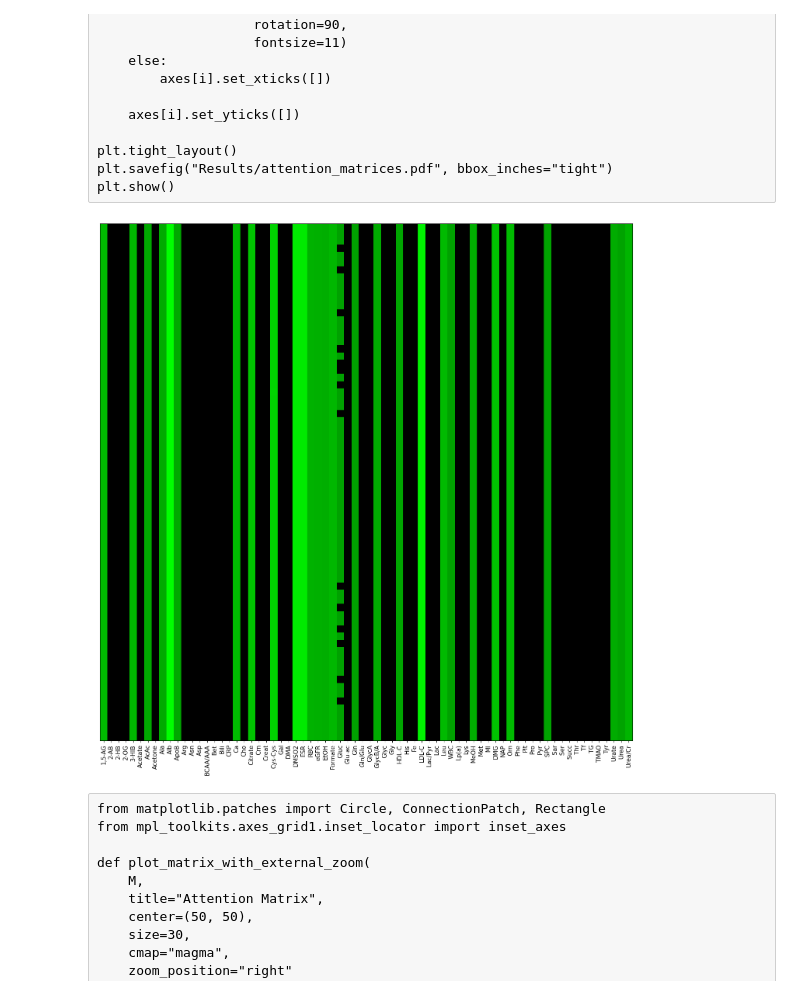
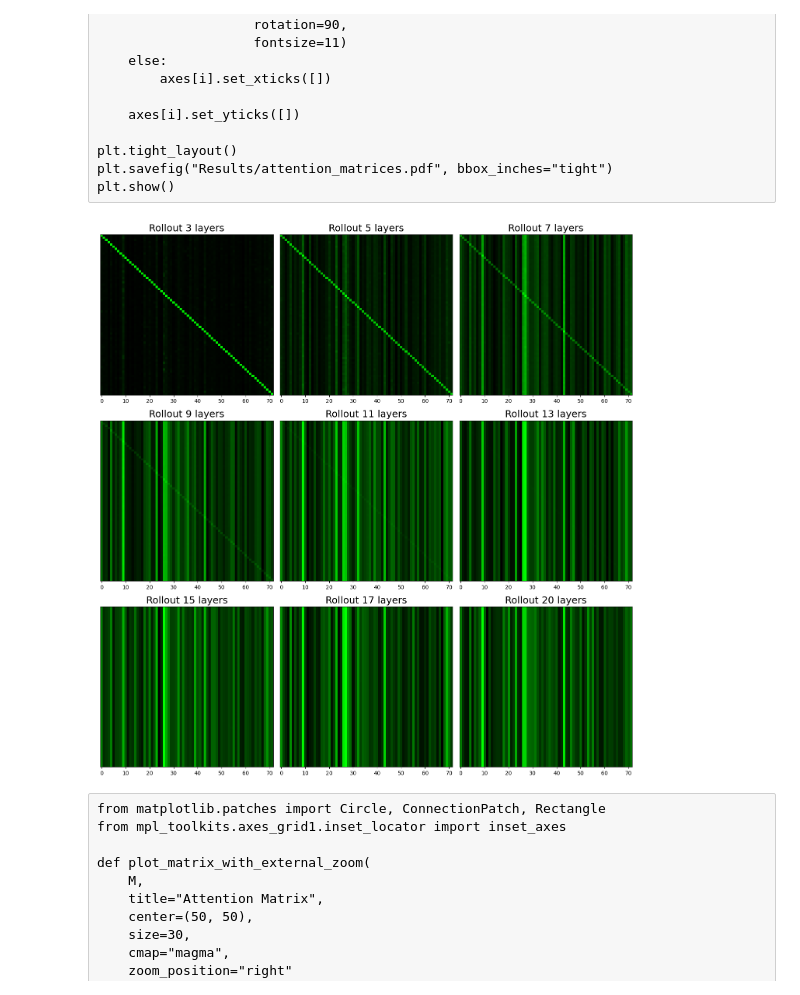
Before and after one commit to umbertoBiccari/AttentionInterpretability_dataset2, a Jupyter notebook: plot_rollout20.ipynb, the cells around one changed output. Cells and saved outputs as stored; diff of their text form; code cells hidden in the pictures.

```diff
--- a/plot_rollout20.ipynb
+++ b/plot_rollout20.ipynb
@@ -58,9 +58,3 @@ feature_abbrev = ["1,5-AG", "2-AB", "2-HB", "2-OG", "3-HIB", "Acetate", "AcAc",
                   "Ser", "Succ", "Thr", "Tf", "TG", "TMAO", "Tyr", "Urate", "Urea", "Urea/Cr"]
 # %% [markdown]
 ### Attention matrices
-# %%
-N_LAYERS = 20
-with open(f"Results/rollout_local/attn_matrices{N_LAYERS}layers.pkl", "rb") as f:
-    attn_matrices = pickle.load(f)
-# %%
-attn_list = [np.mean(attn_matrices[key]['attn_matrix'], axis=0) for key in attn_matrices.keys()]
@@ -67 +73,5 @@ attn_list = [np.mean(attn_matrices[key]['attn_matrix'], axis=0) for key in attn_
+# %%
+ROLL_LOC = Path("Results/rollout_local")
+ROLL_GLOB = Path("Results/rollout_global")
+FIG_DIR = Path("Results/attention_plots")
 # %%
@@ -131,36 +169,43 @@ plt.tight_layout()
 plt.savefig("Results/attention_matrices.pdf", bbox_inches="tight")
 plt.show()
 # %%
-# lst_plot_R = ['Alb', 'Cys-Cys', 'DMSO2', 'ESR', 'Gluc', 'GlycB/A', 'LDL-C']
-# indices_R = [i for i, x in enumerate(feature_abbrev) if x in lst_plot_R]
+# ROLL_DIR = Path("Results/rollout_global")
+N_LAYERS = [3, 5, 7, 9, 11, 13, 15, 17, 20]
+# N_LAYERS = 11
 
-R = results['rollout']
-# np.fill_diagonal(R, 0)
-R = sparsify_global_percentile(R, q=60, keep_diagonal=True)
+fig, axes = plt.subplots(3, 3, figsize=(14, 14.5))
+axes = axes.flatten()
 
-# plt.figure(figsize=(10, 11))
-plt.figure(figsize=(14, 14.5))
-im = plt.imshow(R, aspect='auto', cmap=cmap_attn)
+for i, layer in enumerate(N_LAYERS):
+    results_rollout = np.load(ROLL_GLOB / f"{layer}layers/rollout{layer}layers.npz")
 
-# plt.title("Attention rollout", fontsize=38, pad=10)
+    R = results_rollout['rollout']
+    # np.fill_diagonal(R, 0)
+    # R = sparsify_global_percentile(R, q=90, keep_diagonal=True)
 
-plt.xticks(ticks=np.arange(len(feature_abbrev)),
-           labels=feature_abbrev,
-           rotation=90,
-           fontsize=11)
+    # plt.figure(figsize=(10, 11))
+    axes[i].imshow(R, aspect='auto', cmap=cmap_attn)
+    axes[i].set_title(f"Rollout {layer} layers", fontsize=18)
 
-# plt.xticks(ticks=indices_R,
-#            labels=lst_plot_R,
-#            rotation=90,
-#            fontsize=18)
+    # plt.title("Attention rollout", fontsize=38, pad=10)
 
-plt.yticks([])
+    # axes[i].set_xticks(ticks=np.arange(len(feature_abbrev)),
+    #            labels=feature_abbrev,
+    #            rotation=90,
+    #            fontsize=11)
+
+    # plt.xticks(ticks=indices_R,
+    #            labels=lst_plot_R,
+    #            rotation=90,
+    #            fontsize=18)
+
+    axes[i].set_yticks([])
 
 plt.tight_layout()
-plt.savefig(f"Results/attention_rollout_{N_LAYERS}layers.pdf", bbox_inches="tight")
+plt.savefig(FIG_DIR / "attention_rollout_all_layers.pdf", bbox_inches="tight")
 plt.show()
 # %% [output]
-[figure, old version]
+[figure, new version]
 # %% [raw]
 from matplotlib.patches import Circle, ConnectionPatch, Rectangle
 from mpl_toolkits.axes_grid1.inset_locator import inset_axes
```
Also changed, not shown: parts of 12 cells of this notebook, 5 other files.
